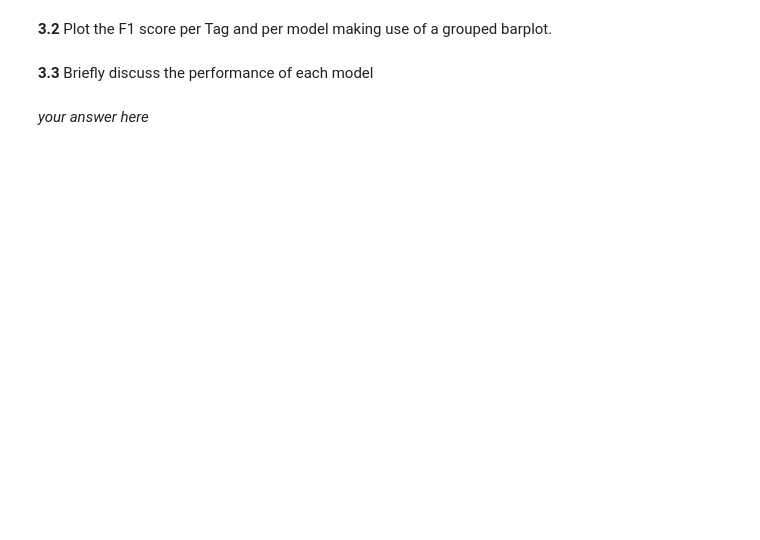
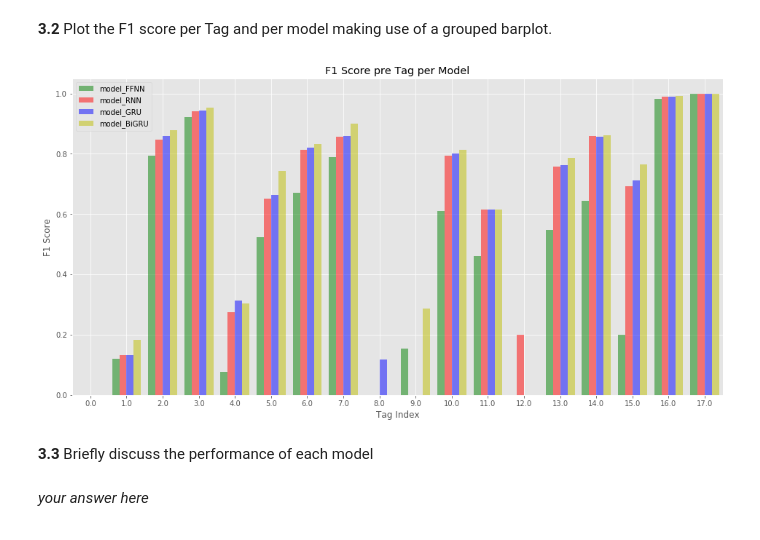
Before and after one commit to medeirosf/2020-CS109B, a Jupyter notebook: content/homeworks/hw06/notebook/cs109b_hw6_edited.ipynb, the cells around one changed output. Drawn from its saved outputs; the diff is of its cells as text; code cells hidden in the pictures; blank space fills up the shorter version.

```diff
--- a/content/homeworks/hw06/notebook/cs109b_hw6_edited.ipynb
+++ b/content/homeworks/hw06/notebook/cs109b_hw6_edited.ipynb
@@ -1070,3 +1077,23 @@ print(score)
+# %%
+# your code here
+pos = list(float(i) for i in range(len(f1score)))
+w = 0.2
+
+fig, ax = plt.subplots(figsize=(16,8))
+plt.bar(pos,                    f1score['model_FFNN'], width=w, alpha=0.5, color='g', label='model_FFNN')
+plt.bar([p + w   for p in pos], f1score['model_RNN'], width=w, alpha=0.5, color='r', label='model_RNN')
+plt.bar([p + w*2 for p in pos], f1score['model_GRU'], width=w, alpha=0.5, color='b', label='model_GRU')
+plt.bar([p + w*3 for p in pos], f1score['model_BiGRU'], width=w, alpha=0.5, color='y', label='model_BiGRU')
+ax.set_title('F1 Score pre Tag per Model')
+ax.set_ylabel('F1 Score')
+ax.set_xlabel('Tag Index')
+ax.set_xticks([p + 1.5 * w for p in pos])
+ax.set_xticklabels(pos)
+plt.xlim(min(pos)-w, max(pos)+w*4)
+plt.legend(['model_FFNN', 'model_RNN', 'model_GRU', 'model_BiGRU'])
+plt.show()
+# %% [output]
+[figure, added]
 # %% [markdown]
 **3.3** Briefly discuss the performance of each model
 # %% [markdown]
```
Also changed, not shown: parts of 2 cells of this notebook.
